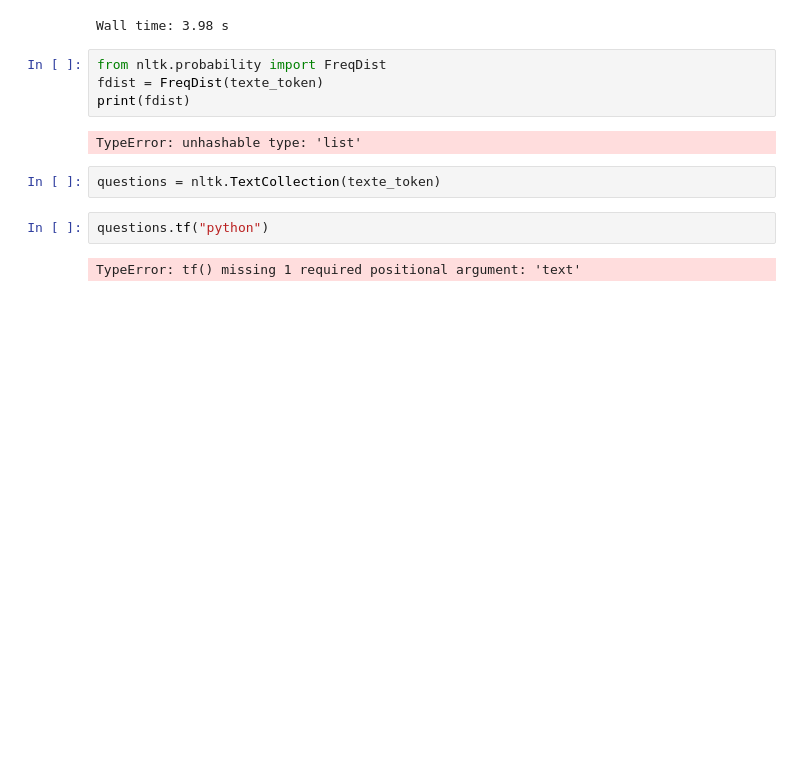
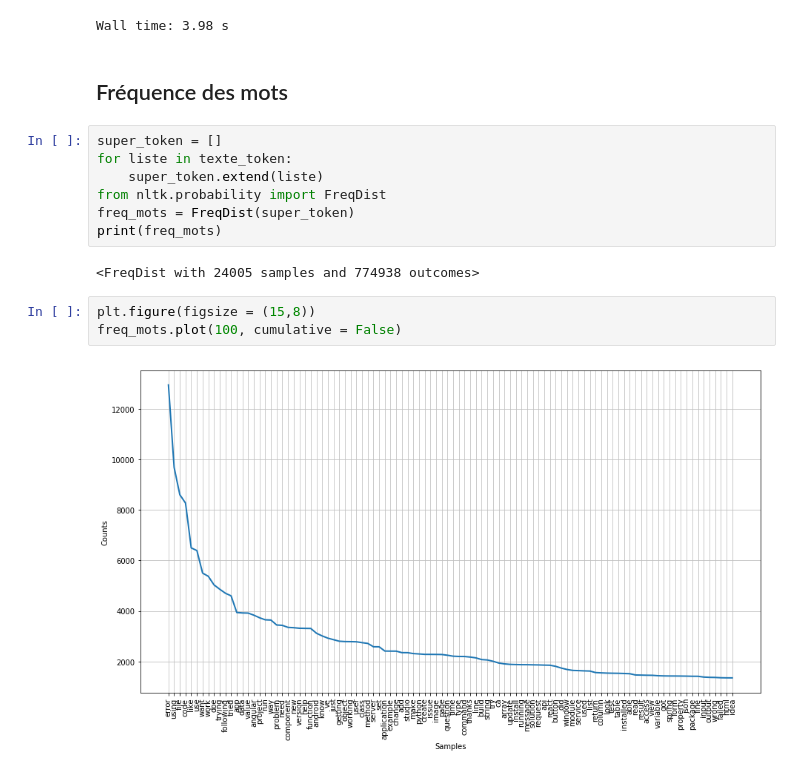
Before and after one commit to liesOne/tp_6, a Jupyter notebook: analyse_stackoverflow.ipynb, the cells around one changed output. Cells and saved outputs as stored; diff of their text form; blank space fills up the shorter version.

```diff
--- a/analyse_stackoverflow.ipynb
+++ b/analyse_stackoverflow.ipynb
@@ -257,15 +257,19 @@ for i in range(len(texte_token)):
     texte_token[i] = [wnl.lemmatize(m) for m in texte_token[i]]
 # %% [output]
 Wall time: 3.98 s
-# %%
-from nltk.probability import FreqDist
-fdist = FreqDist(texte_token)
-print(fdist)
-# %% [output]
-TypeError: unhashable type: 'list'
-# %%
-questions = nltk.TextCollection(texte_token)
-# %%
-questions.tf("python")
-# %% [output]
-TypeError: tf() missing 1 required positional argument: 'text'
+# %% [markdown]
+<H2>Fréquence des mots</H3>
+# %%
+super_token = []
+for liste in texte_token:
+    super_token.extend(liste)
+from nltk.probability import FreqDist
+freq_mots = FreqDist(super_token)
+print(freq_mots)
+# %% [output]
+<FreqDist with 24005 samples and 774938 outcomes>
+# %%
+plt.figure(figsize = (15,8))
+freq_mots.plot(100, cumulative = False)
+# %% [output]
+[figure, added]
```
Also changed, not shown: 1 other file.
